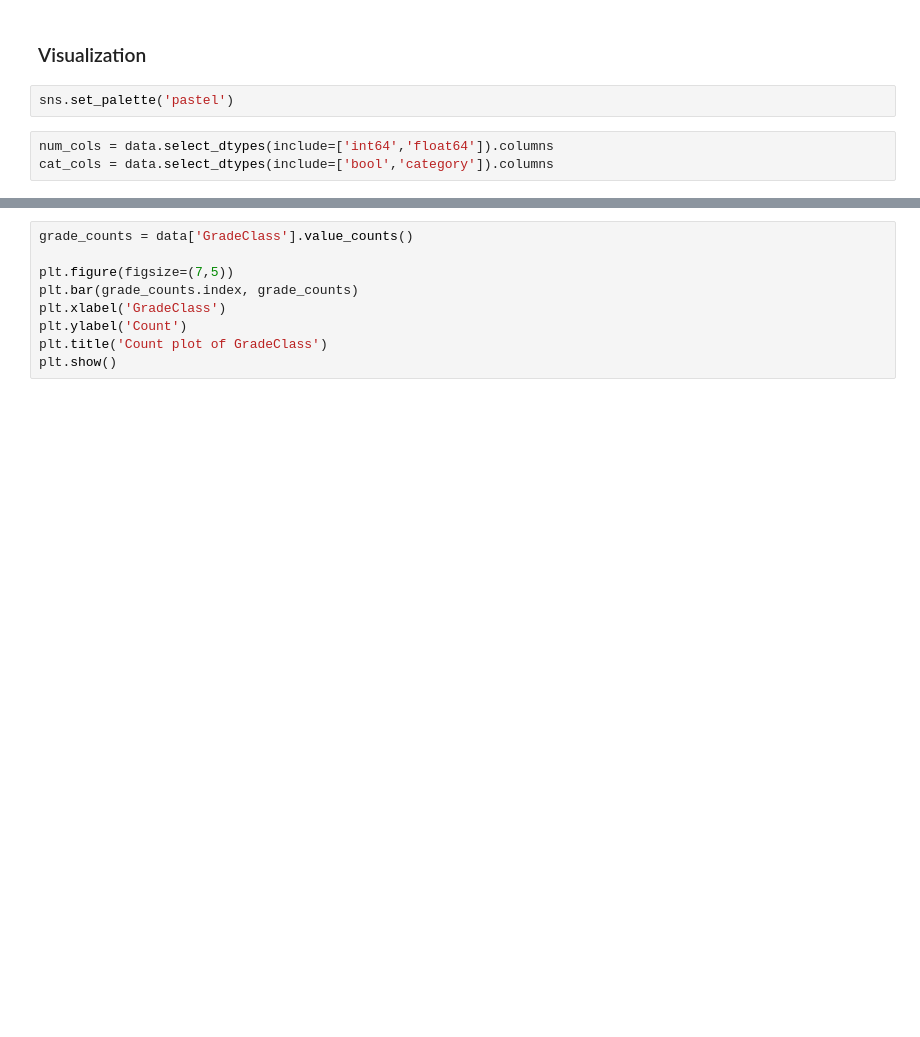
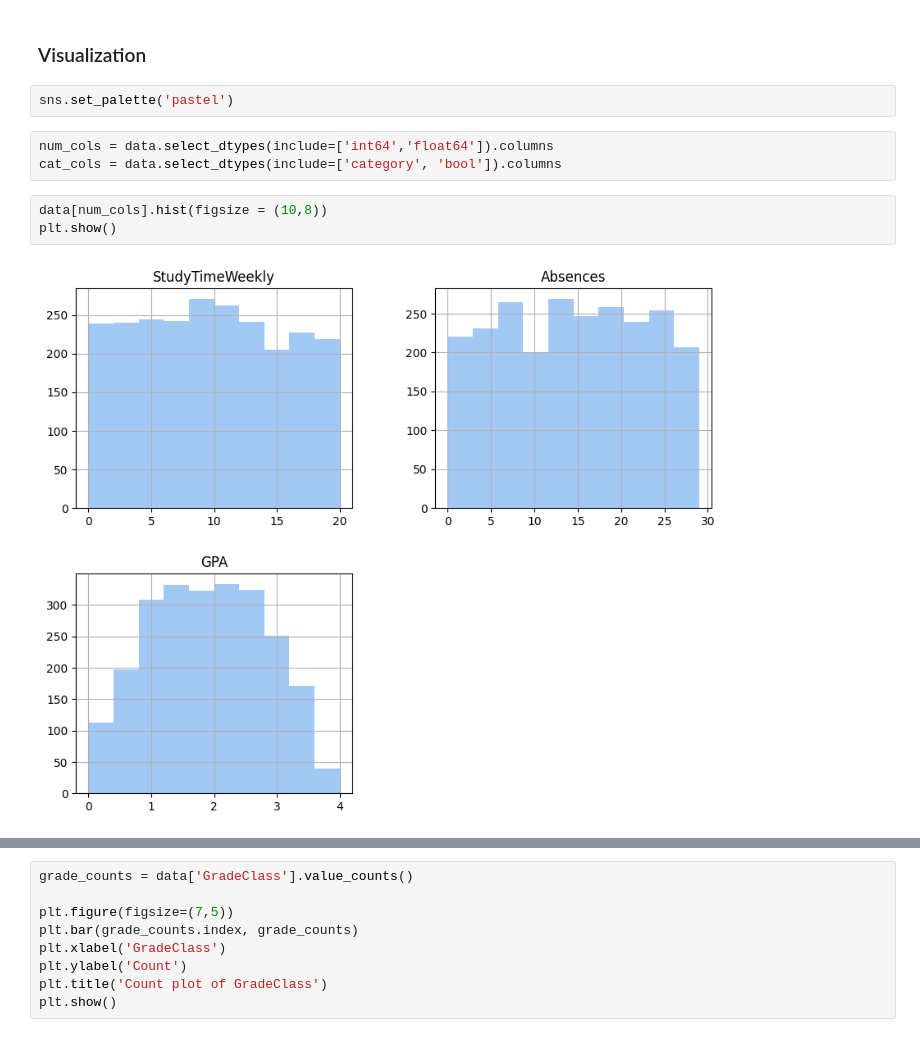
Before and after one commit to dstpnwska/StudentsPerformance, a Jupyter notebook: students-performance.ipynb, the cells around one changed output, grey strips where cells are left out. Cells and saved outputs as stored; diff of their text form; blank space fills up the shorter version.

```diff
--- a/students-performance.ipynb
+++ b/students-performance.ipynb
@@ -130,4 +131,9 @@ data.describe()
 sns.set_palette('pastel')
 # %%
 num_cols = data.select_dtypes(include=['int64','float64']).columns
-cat_cols = data.select_dtypes(include=['bool','category']).columns
+cat_cols = data.select_dtypes(include=['category', 'bool']).columns
+# %%
+data[num_cols].hist(figsize = (10,8))
+plt.show()
+# %% [output]
+[figure, added]
```
Also changed, not shown: parts of 4 cells of this notebook.
